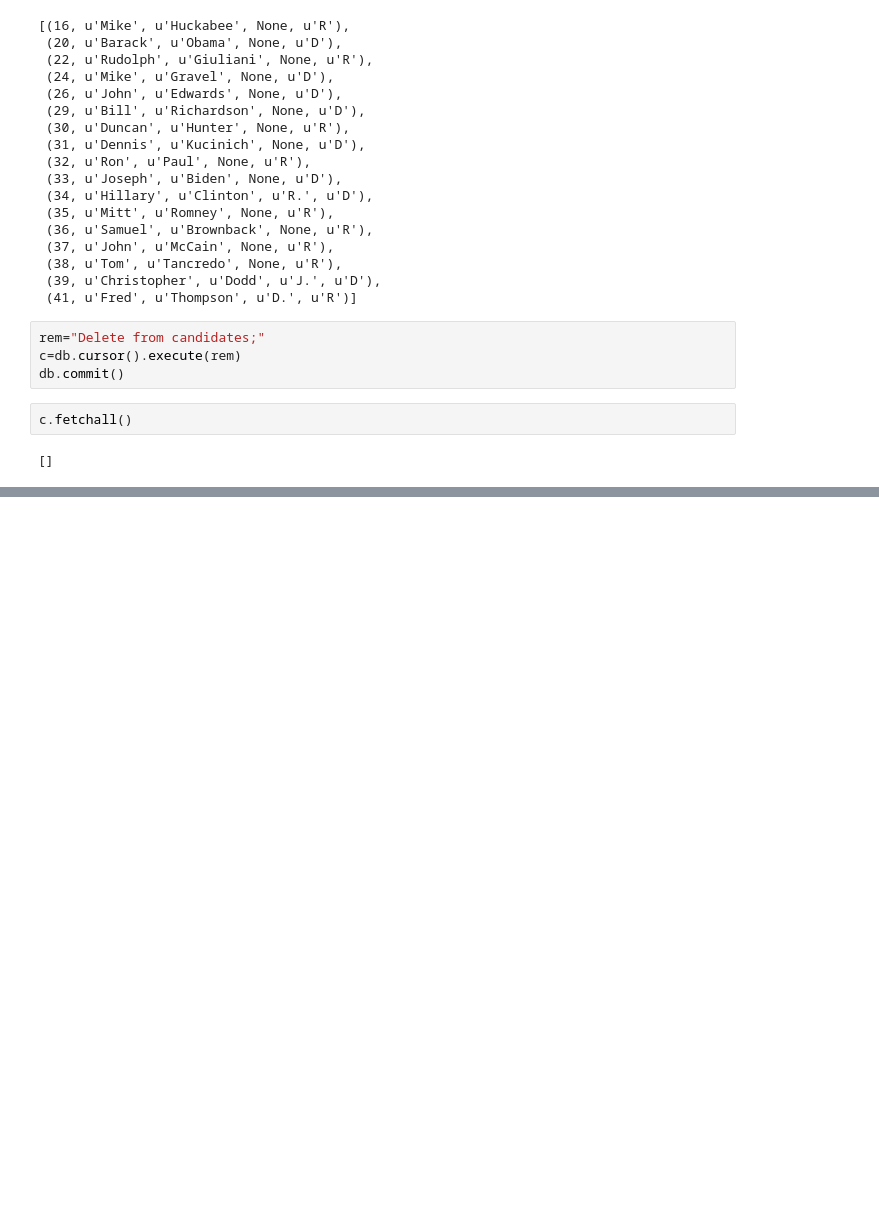
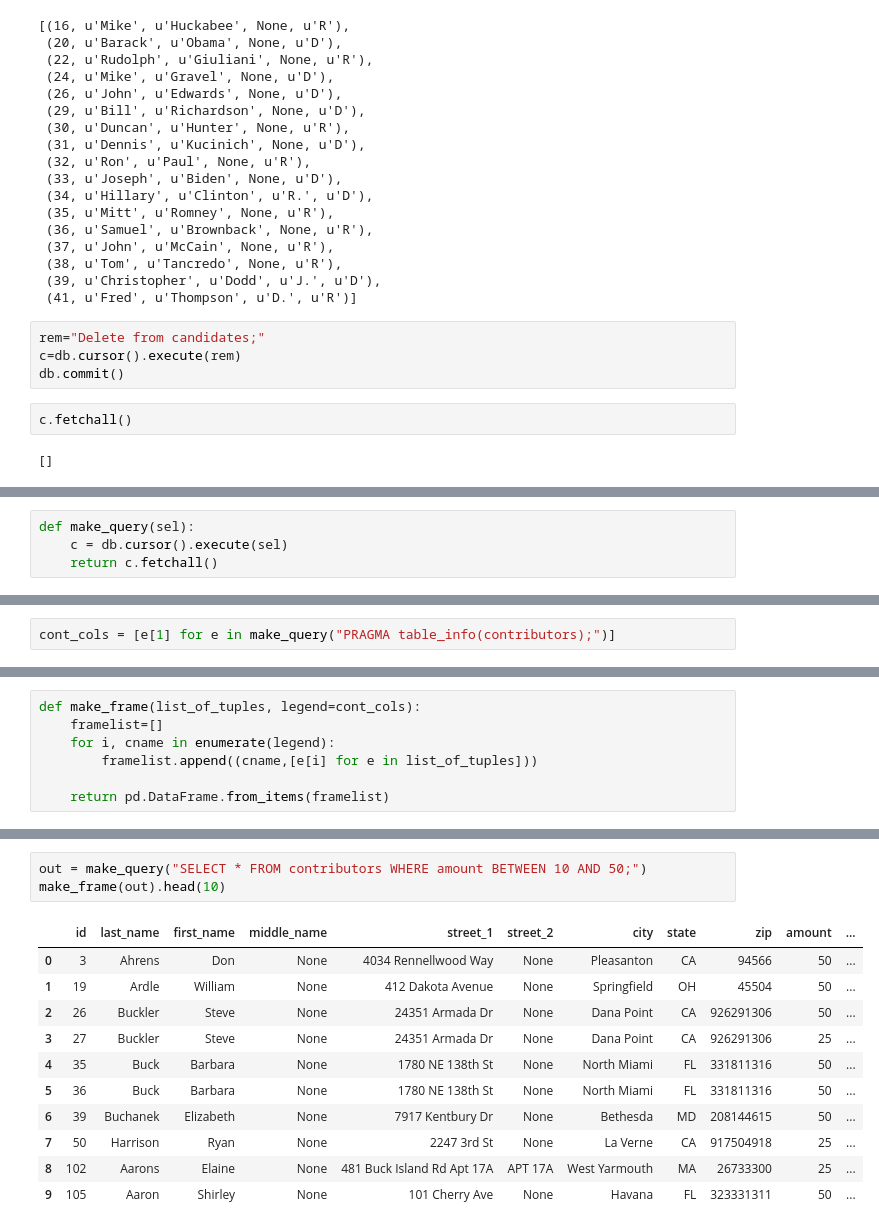
Before and after one commit to tao114/Workspace, a Jupyter notebook: cs109/Lectures/2015-master/Lectures/Lecture4/practice.ipynb, the cells around one changed output, grey strips where cells are left out. Drawn from its saved outputs; the diff is of its cells as text; blank space fills up the shorter version.

```diff
--- a/cs109/Lectures/2015-master/Lectures/Lecture4/practice.ipynb
+++ b/cs109/Lectures/2015-master/Lectures/Lecture4/practice.ipynb
@@ -130,0 +166,4 @@ ins="insert into candidates (id,first_name,last_name,middle)"
+# %%
+def make_query(sel):
+    c = db.cursor().execute(sel)
+    return c.fetchall()
@@ -130,0 +227,2 @@ ins="insert into candidates (id,first_name,last_name,middle)"
+# %%
+cont_cols = [e[1] for e in make_query("PRAGMA table_info(contributors);")]
@@ -130,0 +244,7 @@ ins="insert into candidates (id,first_name,last_name,middle)"
+# %%
+def make_frame(list_of_tuples, legend=cont_cols):
+    framelist=[]
+    for i, cname in enumerate(legend):
+        framelist.append((cname,[e[i] for e in list_of_tuples]))
+
+    return pd.DataFrame.from_items(framelist)
@@ -130,0 +305,15 @@ ins="insert into candidates (id,first_name,last_name,middle)"
+# %%
+out = make_query("SELECT * FROM contributors WHERE amount BETWEEN 10 AND 50;")
+make_frame(out).head(10)
+# %% [output]
+|  | id | last_name | first_name | middle_name | street_1 | street_2 | city | state | zip | amount | ... |
+| 0 | 3 | Ahrens | Don | None | 4034 Rennellwood Way | None | Pleasanton | CA | 94566 | 50 | ... |
+| 1 | 19 | Ardle | William | None | 412 Dakota Avenue | None | Springfield | OH | 45504 | 50 | ... |
+| 2 | 26 | Buckler | Steve | None | 24351 Armada Dr | None | Dana Point | CA | 926291306 | 50 | ... |
+| 3 | 27 | Buckler | Steve | None | 24351 Armada Dr | None | Dana Point | CA | 926291306 | 25 | ... |
+| 4 | 35 | Buck | Barbara | None | 1780 NE 138th St | None | North Miami | FL | 331811316 | 50 | ... |
+| 5 | 36 | Buck | Barbara | None | 1780 NE 138th St | None | North Miami | FL | 331811316 | 50 | ... |
+| 6 | 39 | Buchanek | Elizabeth | None | 7917 Kentbury Dr | None | Bethesda | MD | 208144615 | 50 | ... |
+| 7 | 50 | Harrison | Ryan | None | 2247 3rd St | None | La Verne | CA | 917504918 | 25 | ... |
+| 8 | 102 | Aarons | Elaine | None | 481 Buck Island Rd Apt 17A | APT 17A | West Yarmouth | MA | 26733300 | 25 | ... |
+| 9 | 105 | Aaron | Shirley | None | 101 Cherry Ave | None | Havana | FL | 323331311 | 50 | ... |
```
Also changed, not shown: parts of 66 cells of this notebook, 2 other files.
